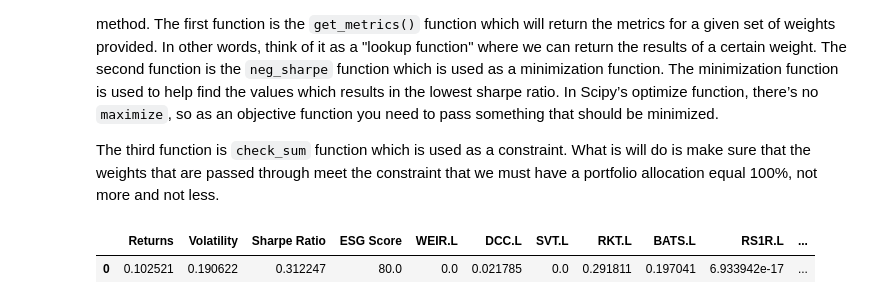
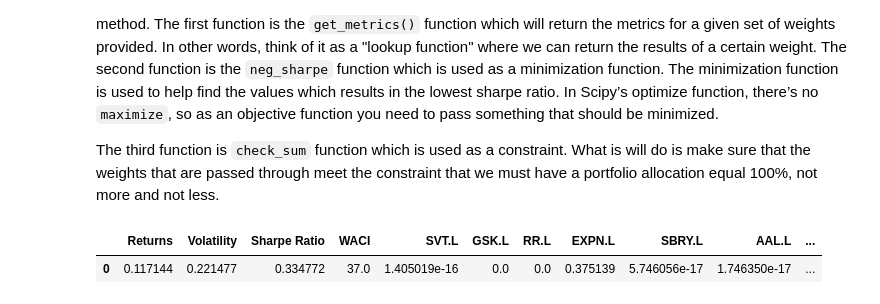
Before and after one commit to SambhavJain04/ESG_PortOpt, a Jupyter notebook: port_opt.ipynb, the cells around one changed output. Cells and saved outputs as stored; diff of their text form; code cells hidden in the pictures.

```diff
--- a/port_opt.ipynb
+++ b/port_opt.ipynb
@@ -221,0 +298,16 @@ optimal_portfolio_df
+# %%
+# Retrieving the CO2 Emissions and Total Revenue data from Refinitiv for each company in the portfolio
+# Using the ticker of each company to retrieve the data.
+
+# Extract ticker names from the column names after 'ESG Score'
+ticker_columns = optimal_portfolio_df.columns[optimal_portfolio_df.columns.get_loc('ESG Score') + 1:]
+tickers_list = ticker_columns.tolist()
+
+# Retrieve data for the list of tickers
+waci_df = rd.get_history(
+    universe=tickers_list,
+    fields=[
+        'TR.CO2EmissionTotal',
+        'TR.F.TOTREVENUE'
+    ],
+)
@@ -228,6 +457,21 @@ To help run this new optimization method, we will need to define a few more func
 
 The third function is `check_sum` function which is used as a constraint. What is will do is make sure that the weights that are passed through meet the constraint that we must have a portfolio allocation equal 100%, not more and not less.
 # %%
+# Transform the DataFrame into the required dictionary format
+company_data = {}
+for symbol in latest_data.index:
+    company_data[symbol] = {
+        'GHG_Emissions': latest_data.loc[symbol, 'CO2 Equivalent Emissions Total'],
+        'Revenue': latest_data.loc[symbol, 'Revenue from Business Activities - Total']
+    }
+
+# Function to calculate WACI
+def calculate_waci(weights, ghg_emissions, revenue):
+    ci = ghg_emissions / (revenue / 1_000_000)  # Carbon intensity per 1M USD
+    weighted_ci = weights * ci
+    waci = np.sum(weighted_ci)
+    return waci
+
 # Define the optimization function
 def negative_sharpe_ratio(weights, mean_returns, cov_matrix, risk_free_rate):
     returns = np.sum(mean_returns * weights) * 252
@@ -238,12 +482,15 @@ def negative_sharpe_ratio(weights, mean_returns, cov_matrix, risk_free_rate):
 def check_sum(weights):
     return np.sum(weights) - 1
 
+def waci_constraint(weights, ghg_emissions, revenue, target_waci):
+    return target_waci - calculate_waci(weights, ghg_emissions, revenue)
+
 # Function to perform optimization on given portfolios
-def optimize_portfolio(initial_weights, mean_returns, cov_matrix, esg_scores, risk_free_rate):
+def optimize_portfolio(initial_weights, mean_returns, cov_matrix, ghg_emissions, revenue, risk_free_rate, target_waci):
     bounds = tuple((0, 1) for _ in range(len(initial_weights)))
     constraints = (
         {'type': 'eq', 'fun': check_sum},
-        {'type': 'ineq', 'fun': lambda weights: np.sum(weights * esg_scores) - esg_threshold}
+        {'type': 'ineq', 'fun': lambda weights: waci_constraint(weights, ghg_emissions, revenue, target_waci)}
     )
     result = minimize(
         negative_sharpe_ratio,
@@ -255,47 +502,48 @@ def optimize_portfolio(initial_weights, mean_returns, cov_matrix, esg_scores, ri
     )
     return result
 
-# Assuming mean_returns, cov_matrix, and esg_scores_dict are defined
-# Define risk-free rate and ESG threshold
+# Assuming mean_returns, cov_matrix, and log_return are defined
+# Define risk-free rate and target WACI
 risk_free_rate = 0.043  # Example risk-free rate
-esg_threshold = 80  # Example threshold for minimum ESG score
+target_waci = 37  # Target WACI
 
 optimized_results = []
 
 for idx, row in optimal_portfolio_df.iterrows():
     # Extract symbols and weights from the row
-    selected_symbols = row.index[4:]  # Symbols start from the 5th column onward
+    selected_symbols = row.index[4:-1]  # Symbols start from the 5th column onward
     initial_weights = row[selected_symbols].values
-    esg_scores = np.array([esg_scores_dict[symbol] for symbol in selected_symbols])
+    ghg_emissions = np.array([company_data[symbol]['GHG_Emissions'] for symbol in selected_symbols])
+    revenue = np.array([company_data[symbol]['Revenue'] for symbol in selected_symbols])
 
     # Assume mean_returns and cov_matrix are previously calculated for these symbols
     selected_log_return = log_return[selected_symbols]
 
-    result = optimize_portfolio(initial_weights, selected_log_return.mean(), selected_log_return.cov(), esg_scores, risk_free_rate)
+    result = optimize_portfolio(initial_weights, selected_log_return.mean(), selected_log_return.cov(), ghg_emissions, revenue, risk_free_rate, target_waci)
 
     optimized_weights = result.x
     optimized_return = np.sum(selected_log_return.mean() * optimized_weights) * 252
     optimized_volatility = np.sqrt(np.dot(optimized_weights.T, np.dot(selected_log_return.cov() * 252, optimized_weights)))
     optimized_sharpe = (optimized_return - risk_free_rate) / optimized_volatility
-    optimized_esg = np.sum(optimized_weights * esg_scores)
+    optimized_waci = calculate_waci(optimized_weights, ghg_emissions, revenue)
 
     # Ensure weights sum to one
     weight_sum = np.sum(optimized_weights)
     assert np.isclose(weight_sum, 1), f"Weights do not sum to 1, sum = {weight_sum}"
 
     optimized_results.append({
         'Returns': optimized_return,
         'Volatility': optimized_volatility,
         'Sharpe Ratio': optimized_sharpe,
-        'ESG Score': optimized_esg,
+        'WACI': optimized_waci,
         **{symbol: weight for symbol, weight in zip(selected_symbols, optimized_weights)}
     })
 
 # Convert the optimized results to a DataFrame
 optimized_df = pd.DataFrame(optimized_results)
 
 # Display the optimized portfolio metrics
 optimized_df
 # %% [output]
-|  | Returns | Volatility | Sharpe Ratio | ESG Score | WEIR.L | DCC.L | SVT.L | RKT.L | BATS.L | RS1R.L | ... |
-| 0 | 0.102521 | 0.190622 | 0.312247 | 80.0 | 0.0 | 0.021785 | 0.0 | 0.291811 | 0.197041 | 6.933942e-17 | ... |
+|  | Returns | Volatility | Sharpe Ratio | WACI | SVT.L | GSK.L | RR.L | EXPN.L | SBRY.L | AAL.L | ... |
+| 0 | 0.117144 | 0.221477 | 0.334772 | 37.0 | 1.405019e-16 | 0.0 | 0.0 | 0.375139 | 5.746056e-17 | 1.746350e-17 | ... |
```
Also changed, not shown: parts of 21 cells of this notebook, 2 other files.
